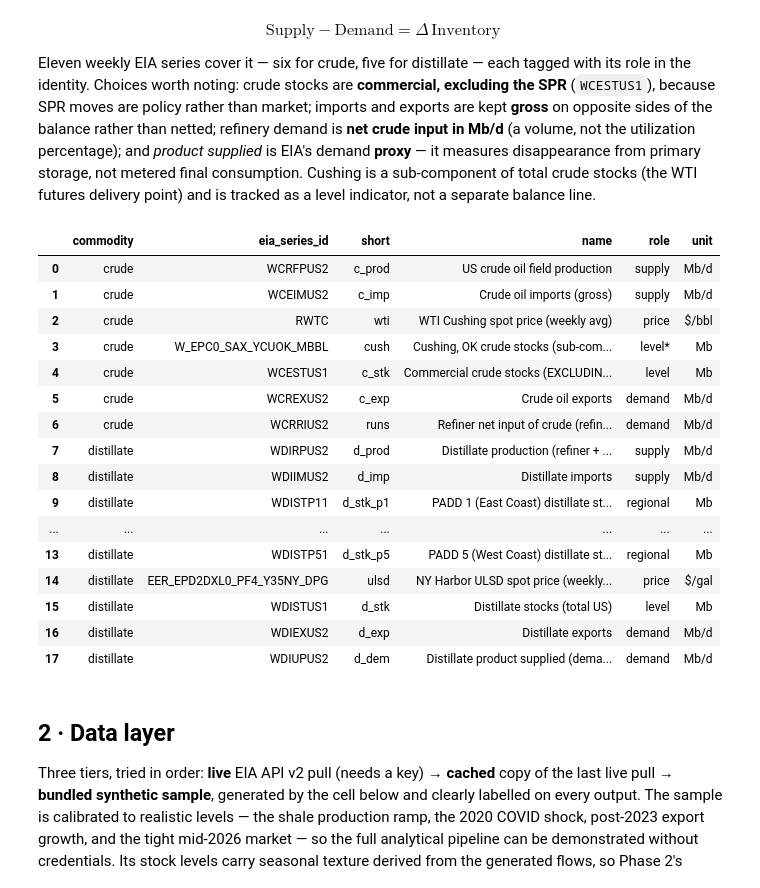
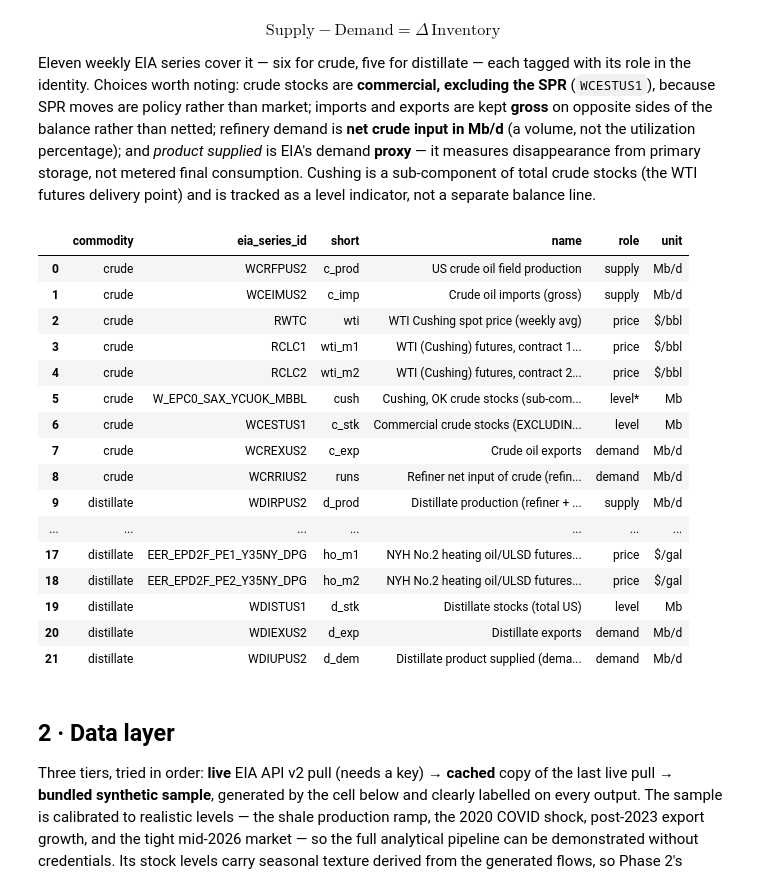
Before and after one commit to tdickers22-lgtm/crude-distillate-sd-model, a Jupyter notebook: crude_distillate_sd_model.ipynb, the cells around one changed output. Cells and saved outputs as stored; diff of their text form; code cells hidden in the pictures.

```diff
--- a/crude_distillate_sd_model.ipynb
+++ b/crude_distillate_sd_model.ipynb
@@ -121,47 +121,59 @@ SERIES = {
                                   name="PADD 3 (Gulf Coast) distillate stocks"),
     "WDISTP41":              dict(short="d_stk_p4", commodity="distillate", role="regional", unit="Mb",
                                   name="PADD 4 (Rockies) distillate stocks"),
     "WDISTP51":              dict(short="d_stk_p5", commodity="distillate", role="regional", unit="Mb",
                                   name="PADD 5 (West Coast) distillate stocks"),
     # ---- prices for the backtest (2 series, $ units — never ×7) ----
     "RWTC":                  dict(short="wti",  commodity="crude", role="price", unit="$/bbl",
                                   name="WTI Cushing spot price (weekly avg)"),
     "EER_EPD2DXL0_PF4_Y35NY_DPG": dict(short="ulsd", commodity="distillate", role="price", unit="$/gal",
                                   name="NY Harbor ULSD spot price (weekly avg)"),
+    # ---- futures term structure for the Predictive Lab ($ — never ×7) ----
+    # Theory of storage ties INVENTORIES to the CURVE: low stocks ⇒ convenience
+    # yield ⇒ backwardation (M1 > M2). These four series let the lab test the
+    # deviation signal against spreads, where the physical link is tightest.
+    "RCLC1":                 dict(short="wti_m1", commodity="crude", role="price", unit="$/bbl",
+                                  name="WTI (Cushing) futures, contract 1 (weekly avg)"),
+    "RCLC2":                 dict(short="wti_m2", commodity="crude", role="price", unit="$/bbl",
+                                  name="WTI (Cushing) futures, contract 2 (weekly avg)"),
+    "EER_EPD2F_PE1_Y35NY_DPG": dict(short="ho_m1", commodity="distillate", role="price", unit="$/gal",
+                                  name="NYH No.2 heating oil/ULSD futures, contract 1 (weekly avg)"),
+    "EER_EPD2F_PE2_Y35NY_DPG": dict(short="ho_m2", commodity="distillate", role="price", unit="$/gal",
+                                  name="NYH No.2 heating oil/ULSD futures, contract 2 (weekly avg)"),
 }
 SHORT = {sid: m["short"] for sid, m in SERIES.items()}
 
 # The original 11 balance-sheet series. If any of THESE fail on a live pull the
 # whole tier falls back (the model is meaningless without them). The 7
 # extension series (regional + price) degrade gracefully instead: skip + warn.
 CORE_IDS = [sid for sid, m in SERIES.items() if m["role"] in ("supply", "demand", "level", "level*")]
 EXT_IDS  = [sid for sid in SERIES if sid not in CORE_IDS]
-assert len(CORE_IDS) == 11 and len(EXT_IDS) == 7
+assert len(CORE_IDS) == 11 and len(EXT_IDS) == 11   # 22 series total
 
 framework = (pd.DataFrame(SERIES).T
              .reset_index().rename(columns={"index": "eia_series_id"})
              [["commodity", "eia_series_id", "short", "name", "role", "unit"]]
              .sort_values(["commodity", "role"], ascending=[True, False])
              .reset_index(drop=True))
 framework
 # %% [output]
 |  | commodity | eia_series_id | short | name | role | unit |
 | 0 | crude | WCRFPUS2 | c_prod | US crude oil field production | supply | Mb/d |
 | 1 | crude | WCEIMUS2 | c_imp | Crude oil imports (gross) | supply | Mb/d |
 | 2 | crude | RWTC | wti | WTI Cushing spot price (weekly avg) | price | $/bbl |
-| 3 | crude | W_EPC0_SAX_YCUOK_MBBL | cush | Cushing, OK crude stocks (sub-com... | level* | Mb |
-| 4 | crude | WCESTUS1 | c_stk | Commercial crude stocks (EXCLUDIN... | level | Mb |
-| 5 | crude | WCREXUS2 | c_exp | Crude oil exports | demand | Mb/d |
-| 6 | crude | WCRRIUS2 | runs | Refiner net input of crude (refin... | demand | Mb/d |
-| 7 | distillate | WDIRPUS2 | d_prod | Distillate production (refiner + ... | supply | Mb/d |
-| 8 | distillate | WDIIMUS2 | d_imp | Distillate imports | supply | Mb/d |
-| 9 | distillate | WDISTP11 | d_stk_p1 | PADD 1 (East Coast) distillate st... | regional | Mb |
+| 3 | crude | RCLC1 | wti_m1 | WTI (Cushing) futures, contract 1... | price | $/bbl |
+| 4 | crude | RCLC2 | wti_m2 | WTI (Cushing) futures, contract 2... | price | $/bbl |
+| 5 | crude | W_EPC0_SAX_YCUOK_MBBL | cush | Cushing, OK crude stocks (sub-com... | level* | Mb |
+| 6 | crude | WCESTUS1 | c_stk | Commercial crude stocks (EXCLUDIN... | level | Mb |
+| 7 | crude | WCREXUS2 | c_exp | Crude oil exports | demand | Mb/d |
+| 8 | crude | WCRRIUS2 | runs | Refiner net input of crude (refin... | demand | Mb/d |
+| 9 | distillate | WDIRPUS2 | d_prod | Distillate production (refiner + ... | supply | Mb/d |
 | ... | ... | ... | ... | ... | ... | ... |
-| 13 | distillate | WDISTP51 | d_stk_p5 | PADD 5 (West Coast) distillate st... | regional | Mb |
-| 14 | distillate | EER_EPD2DXL0_PF4_Y35NY_DPG | ulsd | NY Harbor ULSD spot price (weekly... | price | $/gal |
-| 15 | distillate | WDISTUS1 | d_stk | Distillate stocks (total US) | level | Mb |
-| 16 | distillate | WDIEXUS2 | d_exp | Distillate exports | demand | Mb/d |
-| 17 | distillate | WDIUPUS2 | d_dem | Distillate product supplied (dema... | demand | Mb/d |
+| 17 | distillate | EER_EPD2F_PE1_Y35NY_DPG | ho_m1 | NYH No.2 heating oil/ULSD futures... | price | $/gal |
+| 18 | distillate | EER_EPD2F_PE2_Y35NY_DPG | ho_m2 | NYH No.2 heating oil/ULSD futures... | price | $/gal |
+| 19 | distillate | WDISTUS1 | d_stk | Distillate stocks (total US) | level | Mb |
+| 20 | distillate | WDIEXUS2 | d_exp | Distillate exports | demand | Mb/d |
+| 21 | distillate | WDIUPUS2 | d_dem | Distillate product supplied (dema... | demand | Mb/d |
 # %% [markdown]
 ## 2 · Data layer
 
```
Also changed, not shown: parts of 17 cells of this notebook, 9 other files.
